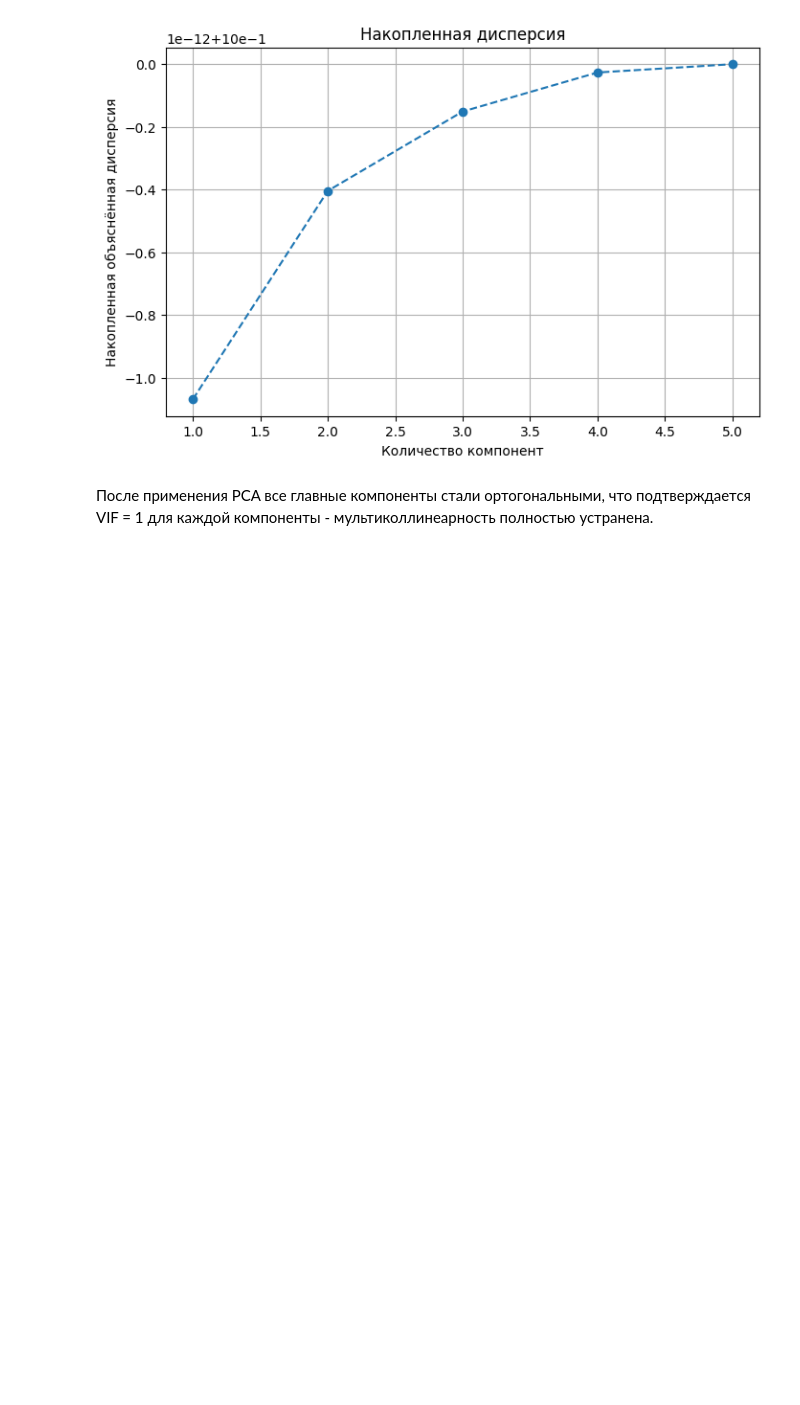
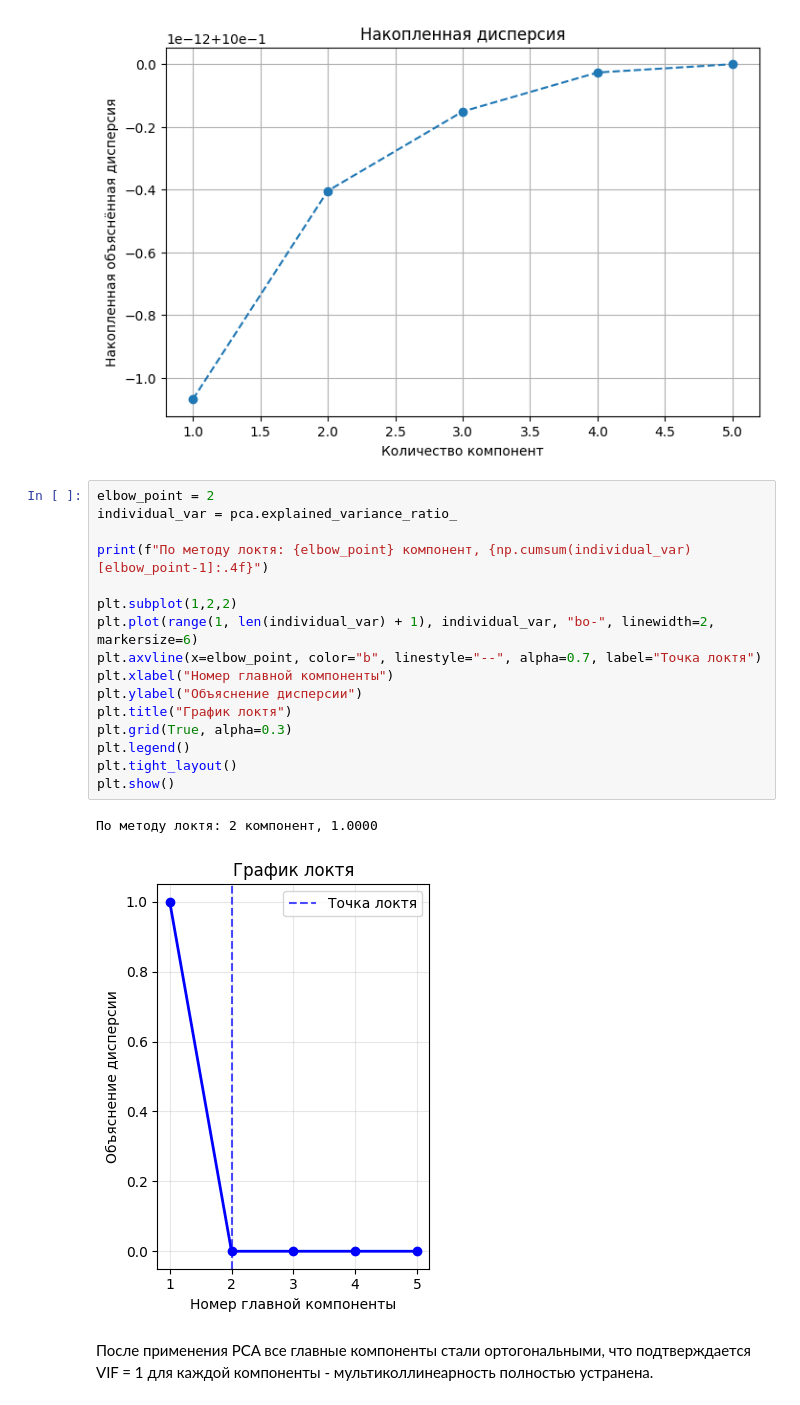
Before and after one commit to vainga/ML_labs, a Jupyter notebook: LAB1/lab1.ipynb, the cells around one changed output. Drawn from its saved outputs; the diff is of its cells as text; blank space fills up the shorter version.

Commit message:
Добавил график локтя

```diff
--- a/LAB1/lab1.ipynb
+++ b/LAB1/lab1.ipynb
@@ -207,6 +207,25 @@ plt.show()
 2     PC3  1.0
 3     PC4  1.0
 [figure]
+# %%
+elbow_point = 2
+individual_var = pca.explained_variance_ratio_
+
+print(f"По методу локтя: {elbow_point} компонент, {np.cumsum(individual_var)[elbow_point-1]:.4f}")
+
+plt.subplot(1,2,2)
+plt.plot(range(1, len(individual_var) + 1), individual_var, "bo-", linewidth=2, markersize=6)
+plt.axvline(x=elbow_point, color="b", linestyle="--", alpha=0.7, label="Точка локтя")
+plt.xlabel("Номер главной компоненты")
+plt.ylabel("Объяснение дисперсии")
+plt.title("График локтя")
+plt.grid(True, alpha=0.3)
+plt.legend()
+plt.tight_layout()
+plt.show()
+# %% [output]
+По методу локтя: 2 компонент, 1.0000
+[figure, added]
 # %% [markdown]
 После применения PCA все главные компоненты стали ортогональными, что подтверждается VIF = 1 для каждой компоненты - мультиколлинеарность полностью устранена.
 # %%
```
